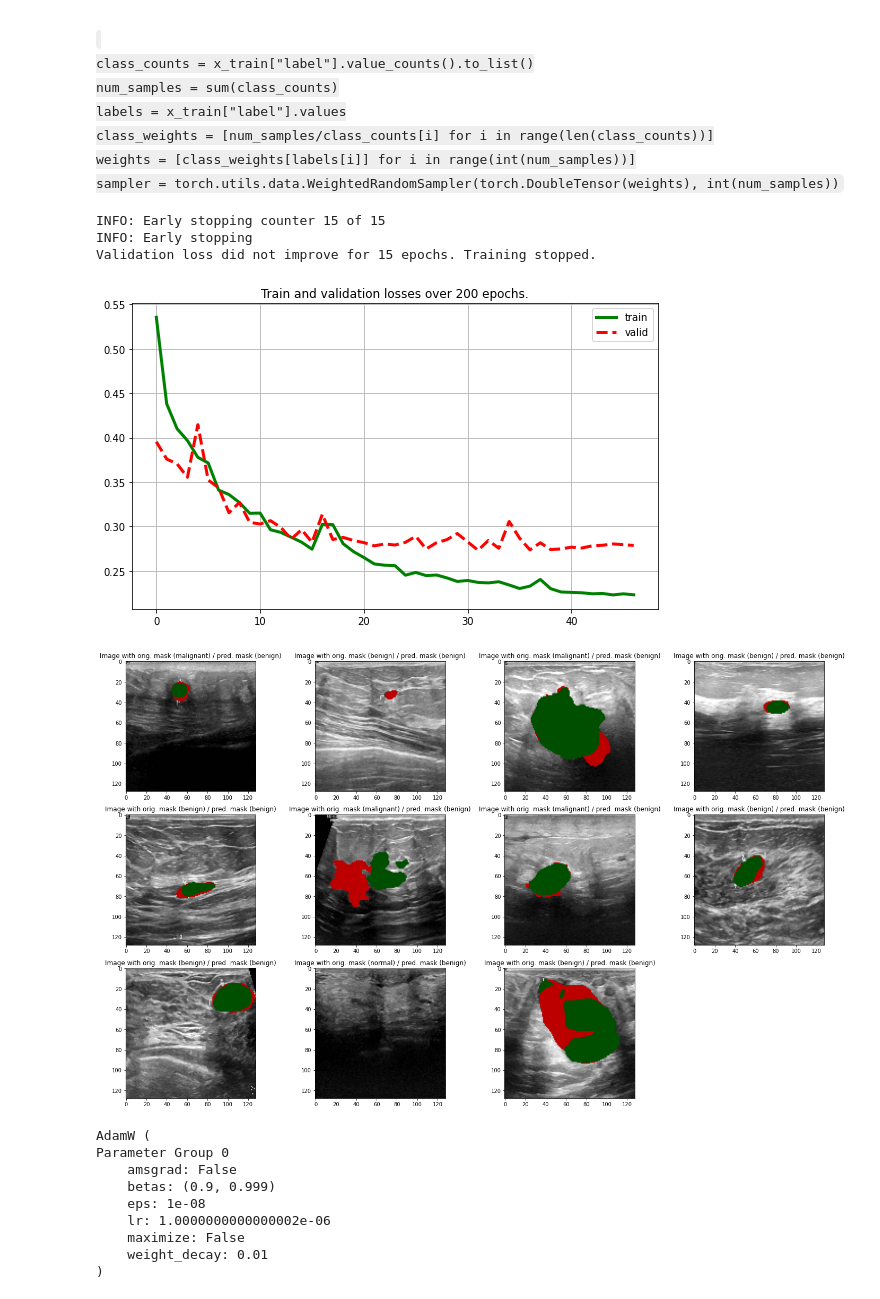
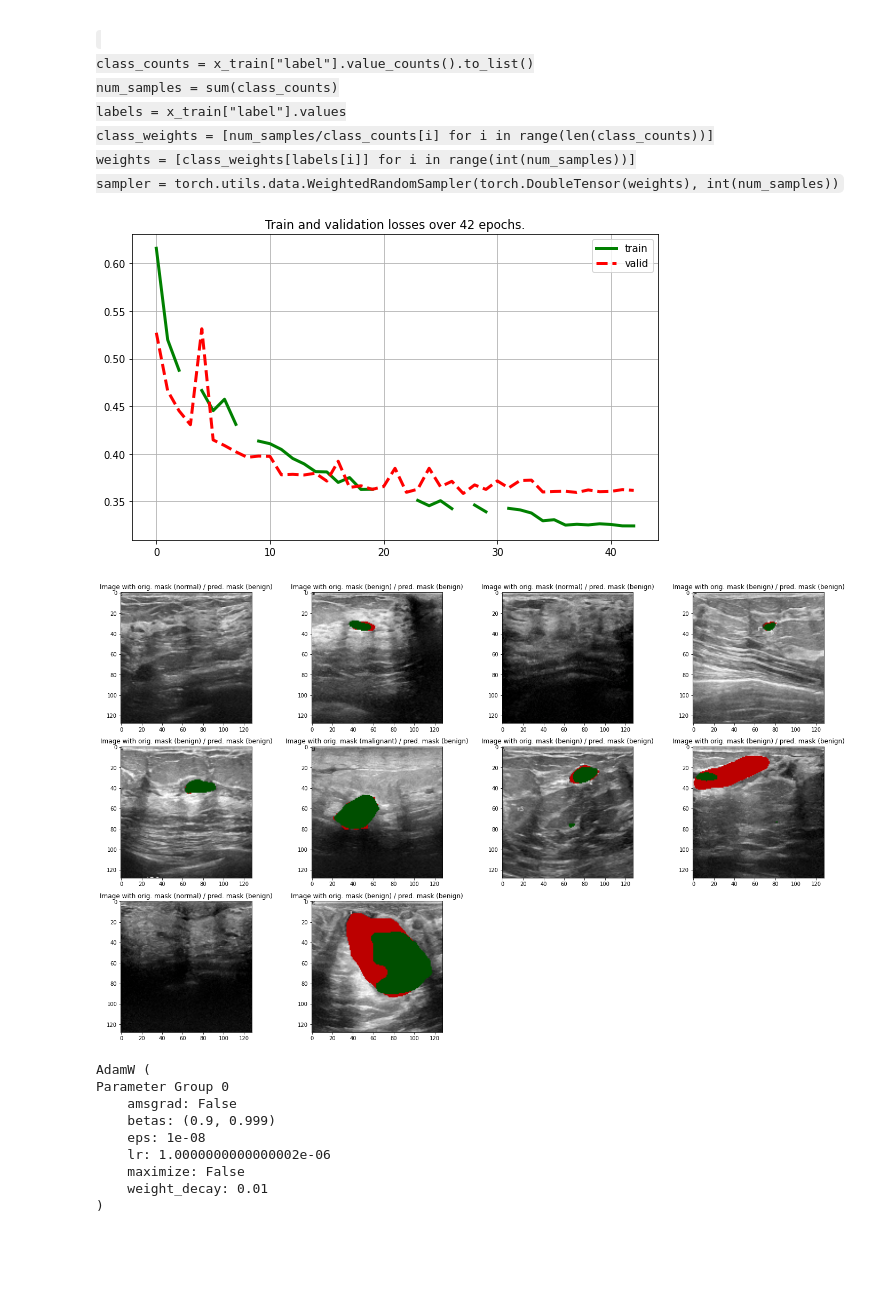
Before and after one commit to pankratozzi/ML_pet_projects, a Jupyter notebook: pytorch_keras_CV/Transformer_Unet_segmentation/PyTorch_TransUNET_segmentation_medicine_focal.ipynb, the cells around one changed output. Drawn from its saved outputs; the diff is of its cells as text; code cells hidden in the pictures; blank space fills up the shorter version.

```diff
--- a/pytorch_keras_CV/Transformer_Unet_segmentation/PyTorch_TransUNET_segmentation_medicine_focal.ipynb
+++ b/pytorch_keras_CV/Transformer_Unet_segmentation/PyTorch_TransUNET_segmentation_medicine_focal.ipynb
@@ -181,8 +181,10 @@ test_dl = DataLoader(test_ds, batch_size=1, shuffle=False, collate_fn=test_ds.co
 model = TransUNET(image_size=128, in_channels=3, out_channels=128, num_heads=4, mlp_dim=512,
                   block_num=8, patch_dim=16, num_classes=num_classes).to(device)
 
-focal_loss_cls = focal_loss(gamma=2, device=device)  # https://arxiv.org/pdf/1708.02002.pdf
+# focal_loss_cls = focal_loss(gamma=2, device=device)  # https://arxiv.org/pdf/1708.02002.pdf
+# xe_loss_cls = nn.CrossEntropyLoss(ignore_index=0)
 bce_loss_masks = nn.BCEWithLogitsLoss()
+xe_loss_cls = nn.CrossEntropyLoss()
 
 optimizer = torch.optim.AdamW(model.parameters(), lr=0.0001, betas=(0.9, 0.999))
 scheduler = torch.optim.lr_scheduler.ReduceLROnPlateau(optimizer, factor=0.1, min_lr=1e-6, patience=5)
@@ -268,7 +270,7 @@ for epoch in range(epochs):
     tq_bar = tqdm(train_dl, total=len(train_dl), desc=f'Train step {epoch+1}')
     epoch_train_losses = []
     for _, batch in enumerate(tq_bar):
-        loss, cls_acc, msk_acc = train_one_batch(batch, model, optimizer, focal_loss_cls, bce_loss_masks)
+        loss, cls_acc, msk_acc = train_one_batch(batch, model, optimizer, xe_loss_cls, bce_loss_masks)
         epoch_train_losses.append(loss)
         tq_bar.set_postfix(loss=np.mean(epoch_train_losses), cur_cls_acc=cls_acc, cur_msk_acc=msk_acc)
     train_losses.append(np.mean(epoch_train_losses))
@@ -276,7 +278,7 @@ for epoch in range(epochs):
     tq_bar = tqdm(valid_dl, total=len(valid_dl), desc=f'Validation step {epoch+1}')
     epoch_valid_losses = []
     for _, batch in enumerate(tq_bar):
-        loss, cls_acc, msk_acc = validate_one_batch(batch, model, focal_loss_cls, bce_loss_masks)
+        loss, cls_acc, msk_acc = validate_one_batch(batch, model, xe_loss_cls, bce_loss_masks)
         epoch_valid_losses.append(loss)
         tq_bar.set_postfix(loss=np.mean(epoch_valid_losses), cur_cls_acc=cls_acc, cur_msk_acc=msk_acc)
     valid_losses.append(np.mean(epoch_valid_losses))
@@ -288,25 +290,21 @@ for epoch in range(epochs):
         print(f'Validation loss did not improve for {early.patience} epochs. Training stopped.')
         model = load_model("model_foc.pth")
         break
-# %% [output]
-INFO: Early stopping counter 15 of 15
-INFO: Early stopping
-Validation loss did not improve for 15 epochs. Training stopped.
 # %%
 plt.figure(figsize=(8, 5))
-plt.title(f"Train and validation losses over {epochs} epochs.")
+plt.title(f"Train and validation losses over {epoch} epochs.")
 plt.plot(train_losses, lw=3, c='g', label="train")
 plt.plot(valid_losses, lw=3, ls="--", c='r', label="valid")
 plt.grid()
 plt.legend()
 plt.tight_layout()
 plt.show()
 # %% [output]
-[figure, old version]
+[figure, new version]
 # %%
 check_holdout(test_dl, model, threshold=0.5)
 # %% [output]
-[figure, old version]
+[figure, new version]
 # %%
 optimizer
 # %% [output]
```
Also changed, not shown: parts of 1 cell of this notebook, 2 other files.
